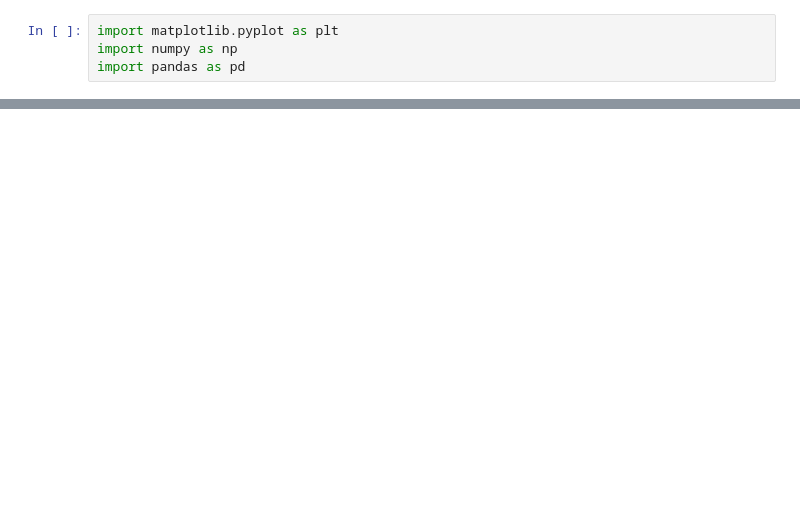
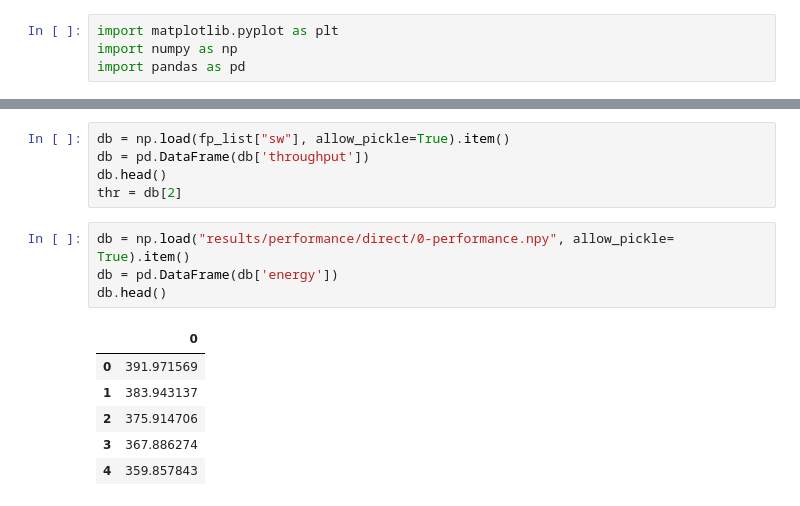
Before and after one commit to sanyam-dev/Wireless_Sensor_Network, a Jupyter notebook: graph_notebook.ipynb, the cells around one changed output, grey strips where cells are left out. Drawn from its saved outputs; the diff is of its cells as text; blank space fills up the shorter version.

```diff
--- a/graph_notebook.ipynb
+++ b/graph_notebook.ipynb
@@ -395,0 +514,16 @@ plt.show()
+# %%
+db = np.load(fp_list["sw"], allow_pickle=True).item()
+db = pd.DataFrame(db['throughput'])
+db.head()
+thr = db[2]
+# %%
+db = np.load("results/performance/direct/0-performance.npy", allow_pickle= True).item()
+db = pd.DataFrame(db['energy'])
+db.head()
+# %% [output]
+|  | 0 |
+| 0 | 391.971569 |
+| 1 | 383.943137 |
+| 2 | 375.914706 |
+| 3 | 367.886274 |
+| 4 | 359.857843 |
```
Also changed, not shown: parts of 19 cells of this notebook.
